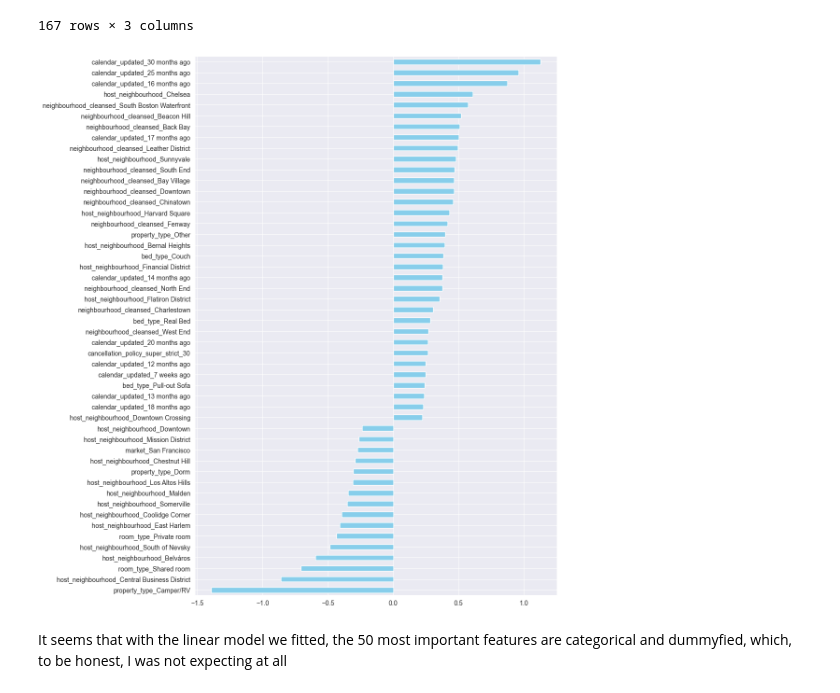
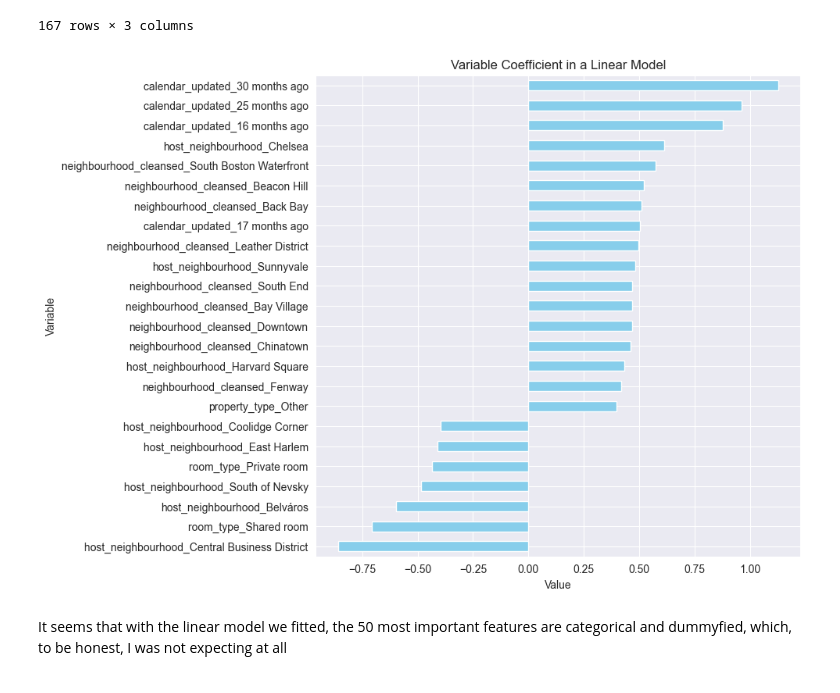
Before and after one commit to heribertroig/heribert-roig-personal, a Jupyter notebook: udacity_courses/project_1/notebooks/boston_insights.ipynb, the cells around one changed output. Drawn from its saved outputs; the diff is of its cells as text; code cells hidden in the pictures.

```diff
--- a/udacity_courses/project_1/notebooks/boston_insights.ipynb
+++ b/udacity_courses/project_1/notebooks/boston_insights.ipynb
@@ -823,0 +960,4 @@ Another interesting thing is that from April until August, it seems that the pri
+# %%
+data = calendar_df.copy()
+data['Month'] = data["date"].dt.month
+data[data["Month"].isin([9, 10])][["price"]].mean()
@@ -1213,17 +1360,18 @@ def create_horizontal_barplot(data: pd.Series, x_label='', y_label='', title='')
     - y_label (str): Label for the y-axis.
     - title (str): Title of the plot.
     """
-    plt.figure(figsize=(10, 15))
+    plt.figure(figsize=(8, 8))
     data.plot(kind='barh', color='skyblue')
     plt.title(title)
     plt.xlabel(x_label)
     plt.ylabel(y_label)
     plt.show()
 # %%
-coefficients_df_to_plot = coefficients_df[:50]
-create_horizontal_barplot(coefficients_df_to_plot.set_index("feature")["coefficient"].sort_values())
+coefficients_df_to_plot = coefficients_df[:25]
+coefficients_df_to_plot = coefficients_df_to_plot[coefficients_df_to_plot["feature"] != "property_type_Camper/RV"]
+create_horizontal_barplot(coefficients_df_to_plot.set_index("feature")["coefficient"].sort_values(), "Value", "Variable", "Variable Coefficient in a Linear Model")
 # %% [output]
-[figure, old version]
+[figure, new version]
 # %% [markdown]
 It seems that with the linear model we fitted, the 50 most important features are categorical and dummyfied, which, to be honest, I was not expecting at all
 # %%
```
Also changed, not shown: parts of 33 cells of this notebook, 1 other file.
